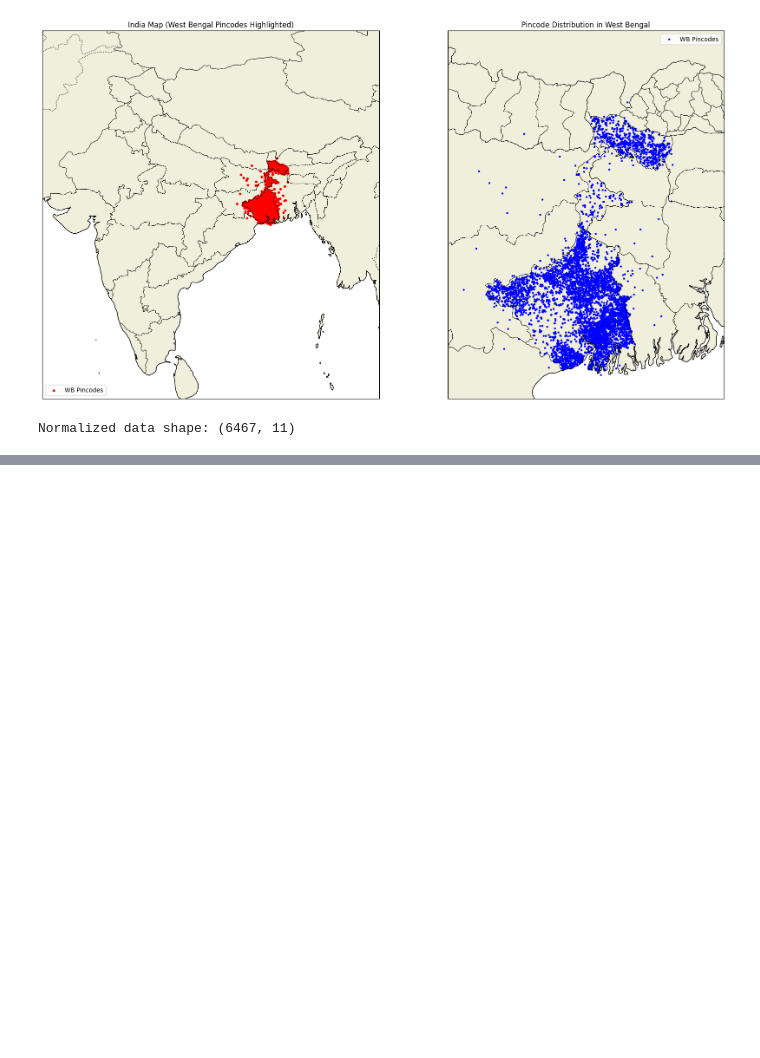
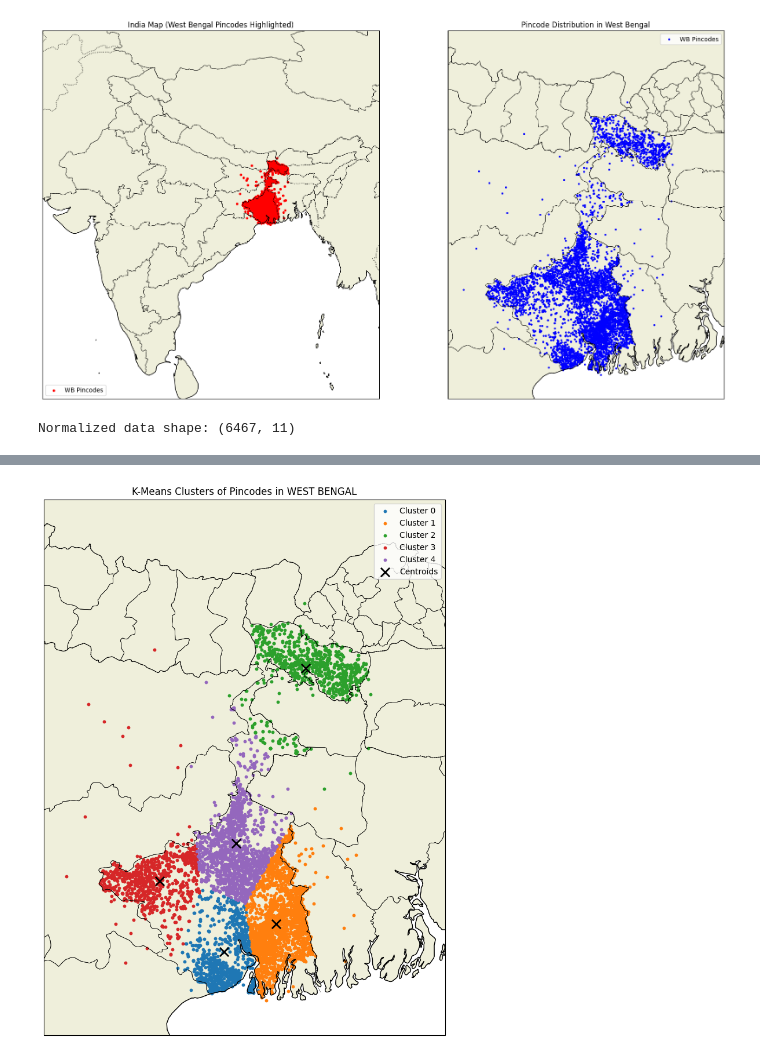
Before and after one commit to Adam-Warlock09/Epoch-Spring-Camp, a Jupyter notebook: Session3/UnsupervisedLearning Task.ipynb, the cells around one changed output, grey strips where cells are left out. Cells and saved outputs as stored; diff of their text form; code cells hidden in the pictures; blank space fills up the shorter version.

```diff
--- a/Session3/UnsupervisedLearning Task.ipynb
+++ b/Session3/UnsupervisedLearning Task.ipynb
@@ -89,10 +89,12 @@ meanLatitude = dataFiltered['Latitude'].mean()
 stdLongitude = dataFiltered['Longitude'].std()
 stdLatitude = dataFiltered['Latitude'].std()
 
-dataFiltered['Latitude'] = (dataFiltered['Latitude'] - meanLatitude) / stdLatitude
-dataFiltered['Longitude'] = (dataFiltered['Longitude'] - meanLongitude) / stdLongitude
+dataFilteredNormalized = dataFiltered.copy()
 
-print("Normalized data shape:", dataFiltered.shape)
+dataFilteredNormalized['Latitude'] = (dataFiltered['Latitude'] - meanLatitude) / stdLatitude
+dataFilteredNormalized['Longitude'] = (dataFiltered['Longitude'] - meanLongitude) / stdLongitude
+
+print("Normalized data shape:", dataFilteredNormalized.shape)
 # %% [output]
 Normalized data shape: (6467, 11)
 # %%
@@ -122,0 +157,47 @@ Done
+# %%
+dataFiltered['Cluster'] = labels
+
+def plotClusters(data, k, centroidList):
+
+  fig = plt.figure(figsize=(12, 12))
+  ax = plt.axes(projection=ccrs.PlateCarree())
+  ax.add_feature(cfeature.LAND)
+  ax.add_feature(cfeature.BORDERS, linestyle=':')
+  ax.add_feature(cfeature.COASTLINE)
+  ax.add_feature(cfeature.STATES, linewidth=0.5)
+  ax.set_extent([85, 91, 21, 29])
+
+  cmap = plt.colormaps.get_cmap('tab10')
+  colors = [cmap(i) for i in range(k)]
+
+  for clusterIndex in range(k):
+    clusterPoints = data[data['Cluster'] == clusterIndex]
+    ax.scatter(
+        clusterPoints['Longitude'],
+        clusterPoints['Latitude'],
+        label=f"Cluster {clusterIndex}",
+        s=10,
+        color=colors[clusterIndex],
+        transform=ccrs.PlateCarree()
+    )
+
+  centroidList = [[centroid[0] * stdLongitude + meanLongitude, centroid[1] * stdLatitude + meanLatitude] for centroid in centroidList]
+
+  for index, centroid in enumerate(centroidList):
+    ax.scatter(
+        centroid[0], centroid[1],
+        color='black',
+        marker='x',
+        s=120,
+        linewidths=2,
+        transform=ccrs.PlateCarree(),
+        label=f"Centroids" if index == 0 else None
+    )
+
+  ax.set_title(f'K-Means Clusters of Pincodes in {STATE}')
+  plt.legend()
+  plt.show()
+
+plotClusters(dataFiltered, 5, centroids)
+# %% [output]
+[figure, added]
```
Also changed, not shown: parts of 1 cell of this notebook.
